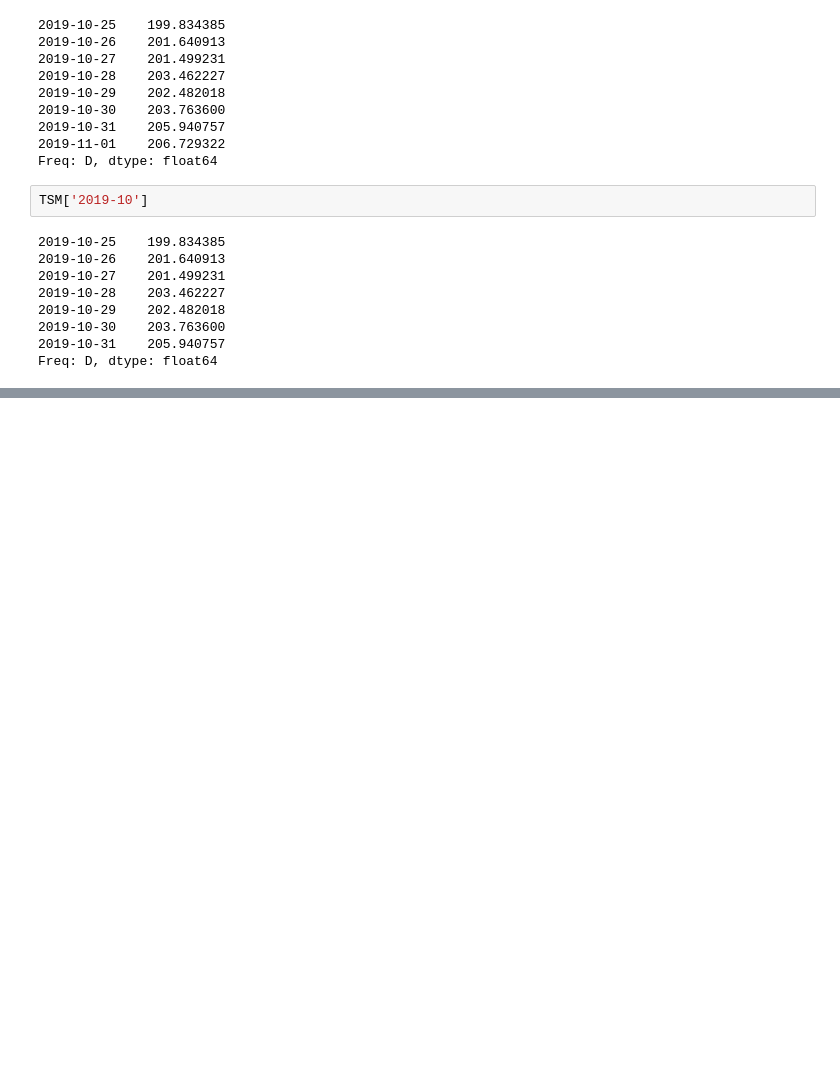
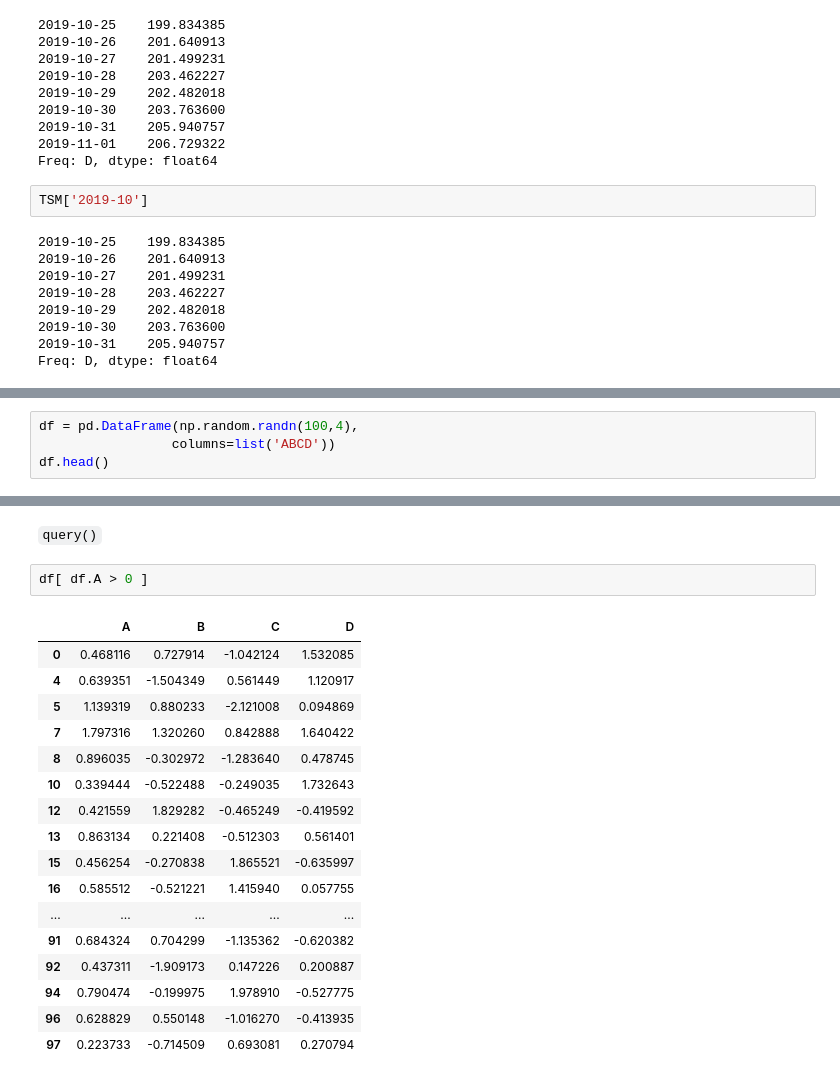
Before and after one commit to jephianlin/math599env, a Jupyter notebook: 1030.ipynb, the cells around one changed output, grey strips where cells are left out. Cells and saved outputs as stored; diff of their text form; blank space fills up the shorter version.

```diff
--- a/1030.ipynb
+++ b/1030.ipynb
@@ -170,0 +219,4 @@ Freq: D, dtype: float64
+# %%
+df = pd.DataFrame(np.random.randn(100,4),
+                 columns=list('ABCD'))
+df.head()
@@ -170,0 +275,22 @@ Freq: D, dtype: float64
+# %% [markdown]
+`query()`
+# %%
+df[ df.A > 0 ]
+# %% [output]
+|  | A | B | C | D |
+| 0 | 0.468116 | 0.727914 | -1.042124 | 1.532085 |
+| 4 | 0.639351 | -1.504349 | 0.561449 | 1.120917 |
+| 5 | 1.139319 | 0.880233 | -2.121008 | 0.094869 |
+| 7 | 1.797316 | 1.320260 | 0.842888 | 1.640422 |
+| 8 | 0.896035 | -0.302972 | -1.283640 | 0.478745 |
+| 10 | 0.339444 | -0.522488 | -0.249035 | 1.732643 |
+| 12 | 0.421559 | 1.829282 | -0.465249 | -0.419592 |
+| 13 | 0.863134 | 0.221408 | -0.512303 | 0.561401 |
+| 15 | 0.456254 | -0.270838 | 1.865521 | -0.635997 |
+| 16 | 0.585512 | -0.521221 | 1.415940 | 0.057755 |
+| ... | ... | ... | ... | ... |
+| 91 | 0.684324 | 0.704299 | -1.135362 | -0.620382 |
+| 92 | 0.437311 | -1.909173 | 0.147226 | 0.200887 |
+| 94 | 0.790474 | -0.199975 | 1.978910 | -0.527775 |
+| 96 | 0.628829 | 0.550148 | -1.016270 | -0.413935 |
+| 97 | 0.223733 | -0.714509 | 0.693081 | 0.270794 |
```
Also changed, not shown: parts of 13 cells of this notebook.
